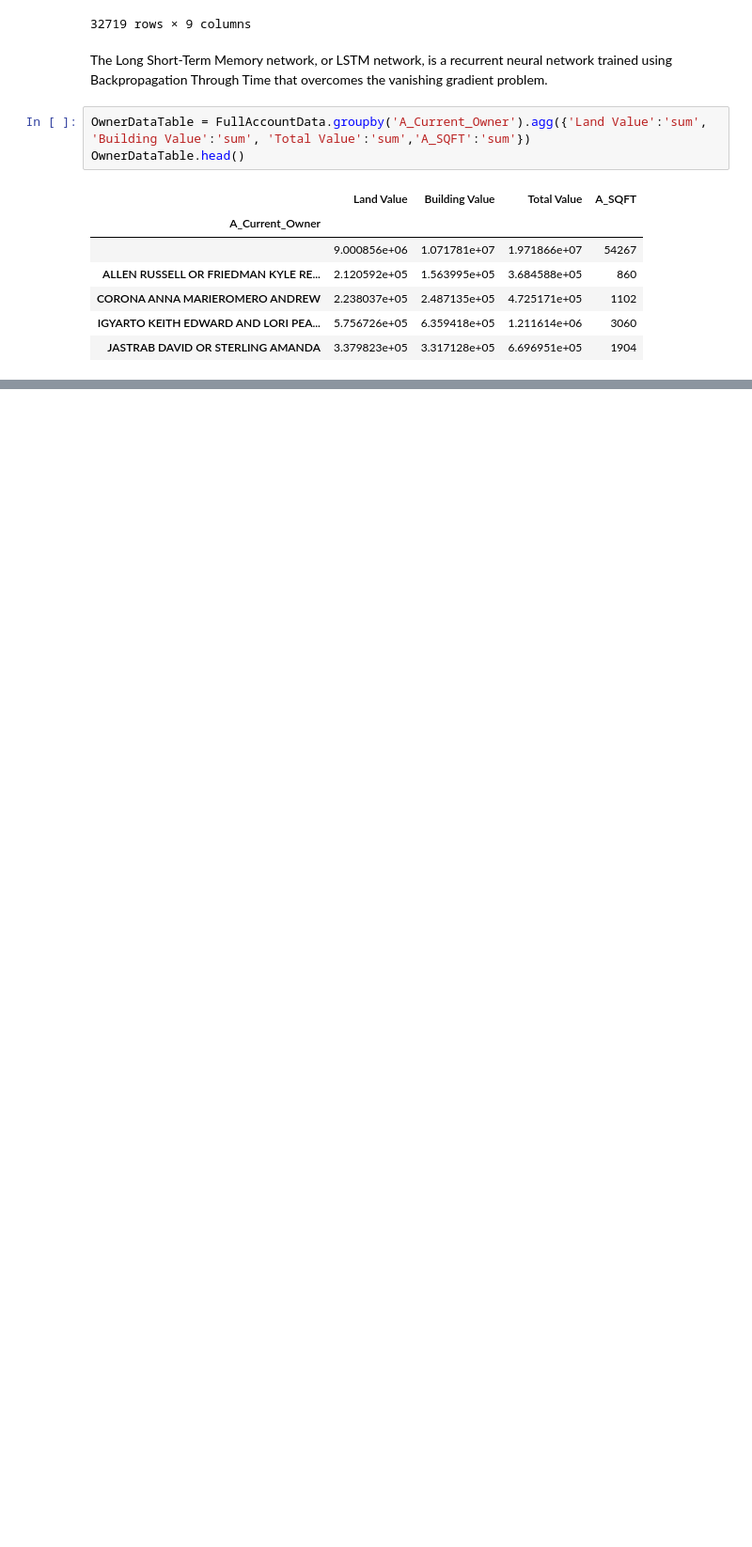
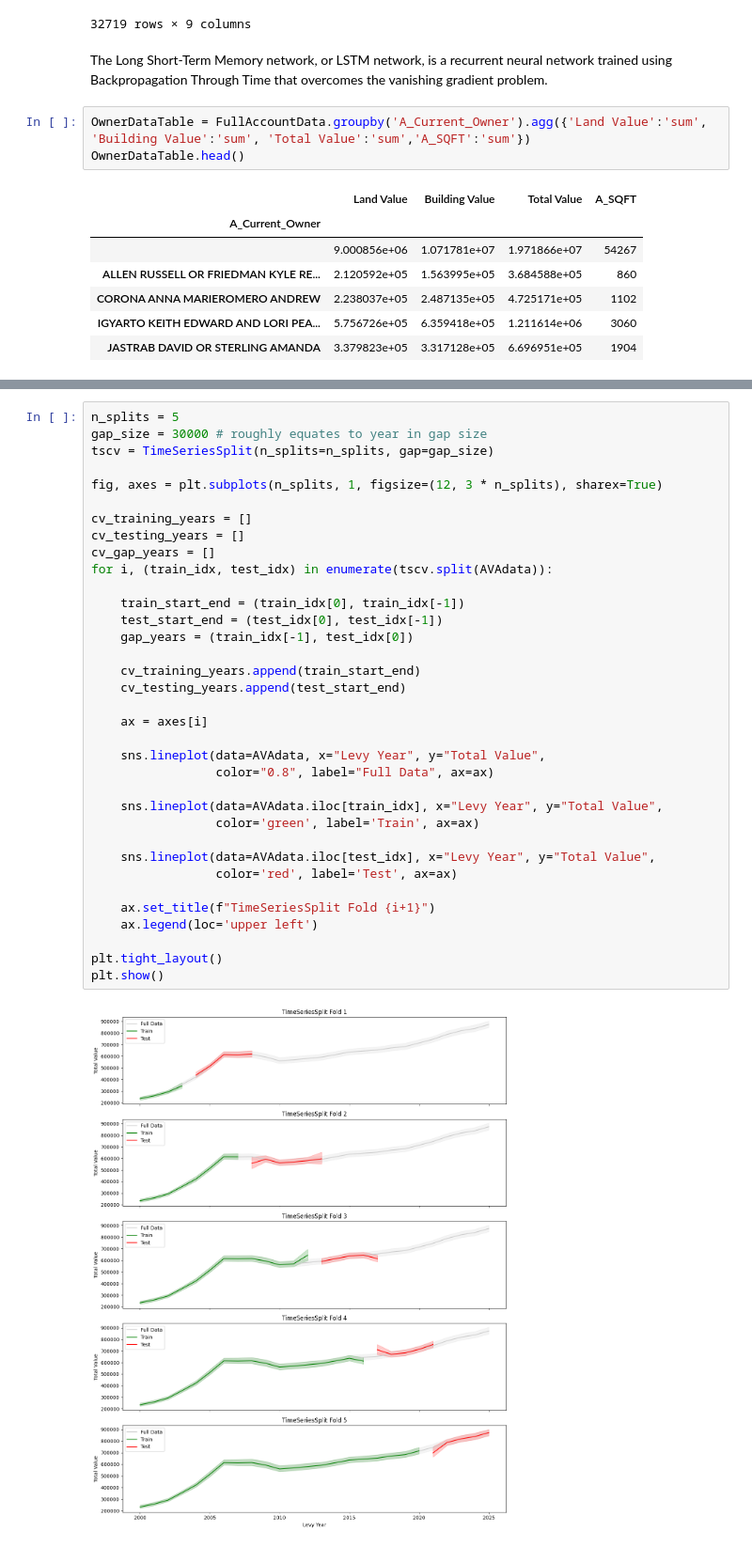
Before and after one commit to barrettdalbec/Alexandria-Personal-Project, a Jupyter notebook: TimeSeries Analysis AVA.ipynb, the cells around one changed output, grey strips where cells are left out. Shown at 94% size. Cells and saved outputs as stored; diff of their text form; blank space fills up the shorter version.

```diff
--- a/TimeSeries Analysis AVA.ipynb
+++ b/TimeSeries Analysis AVA.ipynb
@@ -142,0 +213,37 @@ OwnerDataTable.head()
+# %%
+n_splits = 5
+gap_size = 30000 # roughly equates to year in gap size
+tscv = TimeSeriesSplit(n_splits=n_splits, gap=gap_size)
+
+fig, axes = plt.subplots(n_splits, 1, figsize=(12, 3 * n_splits), sharex=True)
+
+cv_training_years = []
+cv_testing_years = []
+cv_gap_years = []
+for i, (train_idx, test_idx) in enumerate(tscv.split(AVAdata)):
+
+    train_start_end = (train_idx[0], train_idx[-1])
+    test_start_end = (test_idx[0], test_idx[-1])
+    gap_years = (train_idx[-1], test_idx[0])
+
+    cv_training_years.append(train_start_end)
+    cv_testing_years.append(test_start_end)
+
+    ax = axes[i]
+
+    sns.lineplot(data=AVAdata, x="Levy Year", y="Total Value",
+                 color="0.8", label="Full Data", ax=ax)
+
+    sns.lineplot(data=AVAdata.iloc[train_idx], x="Levy Year", y="Total Value",
+                 color='green', label='Train', ax=ax)
+
+    sns.lineplot(data=AVAdata.iloc[test_idx], x="Levy Year", y="Total Value",
+                 color='red', label='Test', ax=ax)
+
+    ax.set_title(f"TimeSeriesSplit Fold {i+1}")
+    ax.legend(loc='upper left')
+
+plt.tight_layout()
+plt.show()
+# %% [output]
+[figure, added]
```
Also changed, not shown: parts of 23 cells of this notebook.
